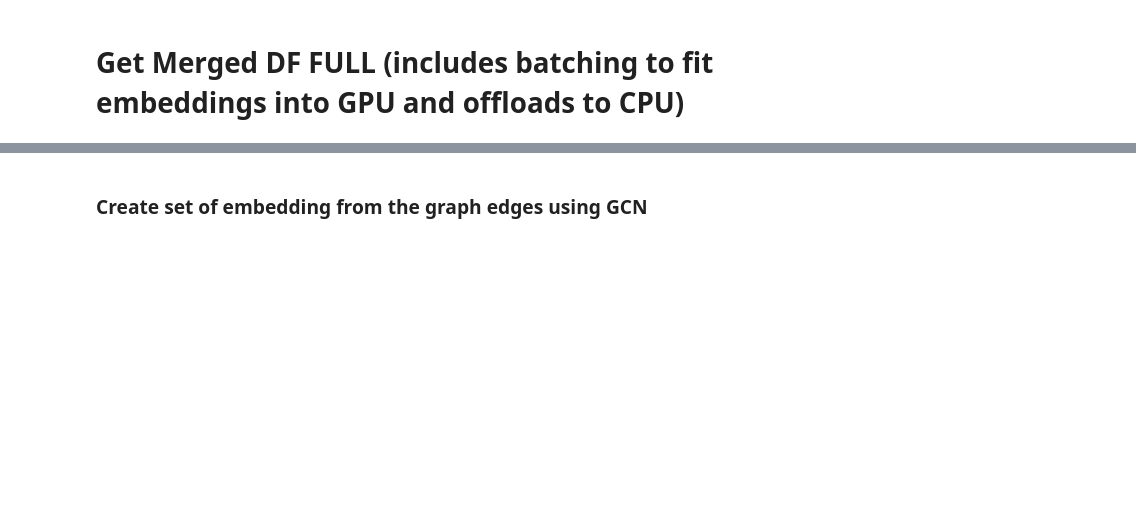
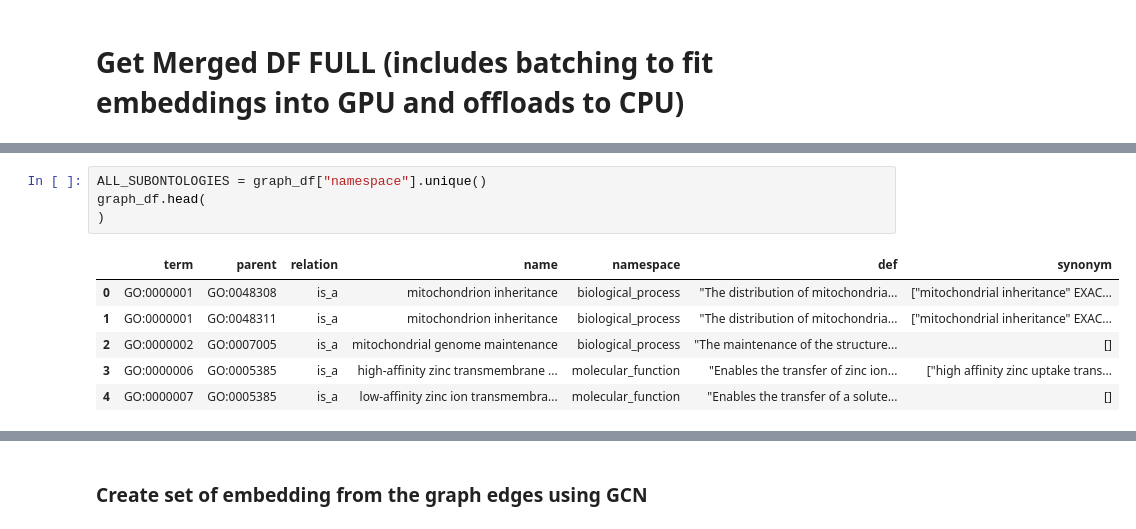
Before and after one commit to anirban1991/CAFA_6_protein_function_kaggle, a Jupyter notebook: dataprocessing-model-training.ipynb, the cells around one changed output, grey strips where cells are left out. Drawn from its saved outputs; the diff is of its cells as text; blank space fills up the shorter version.

```diff
--- a/dataprocessing-model-training.ipynb
+++ b/dataprocessing-model-training.ipynb
@@ -302,3 +340,14 @@ NameError: name 'pd' is not defined
+# %%
+ALL_SUBONTOLOGIES = graph_df["namespace"].unique()
+graph_df.head(
+)
+# %% [output]
+|  | term | parent | relation | name | namespace | def | synonym |
+| 0 | GO:0000001 | GO:0048308 | is_a | mitochondrion inheritance | biological_process | "The distribution of mitochondria... | ["mitochondrial inheritance" EXAC... |
+| 1 | GO:0000001 | GO:0048311 | is_a | mitochondrion inheritance | biological_process | "The distribution of mitochondria... | ["mitochondrial inheritance" EXAC... |
+| 2 | GO:0000002 | GO:0007005 | is_a | mitochondrial genome maintenance | biological_process | "The maintenance of the structure... | [] |
+| 3 | GO:0000006 | GO:0005385 | is_a | high-affinity zinc transmembrane ... | molecular_function | "Enables the transfer of zinc ion... | ["high affinity zinc uptake trans... |
+| 4 | GO:0000007 | GO:0005385 | is_a | low-affinity zinc ion transmembra... | molecular_function | "Enables the transfer of a solute... | [] |
 # %%
 protein_function_df.head()
 # %% [output]
```
Also changed, not shown: parts of 23 cells of this notebook.
